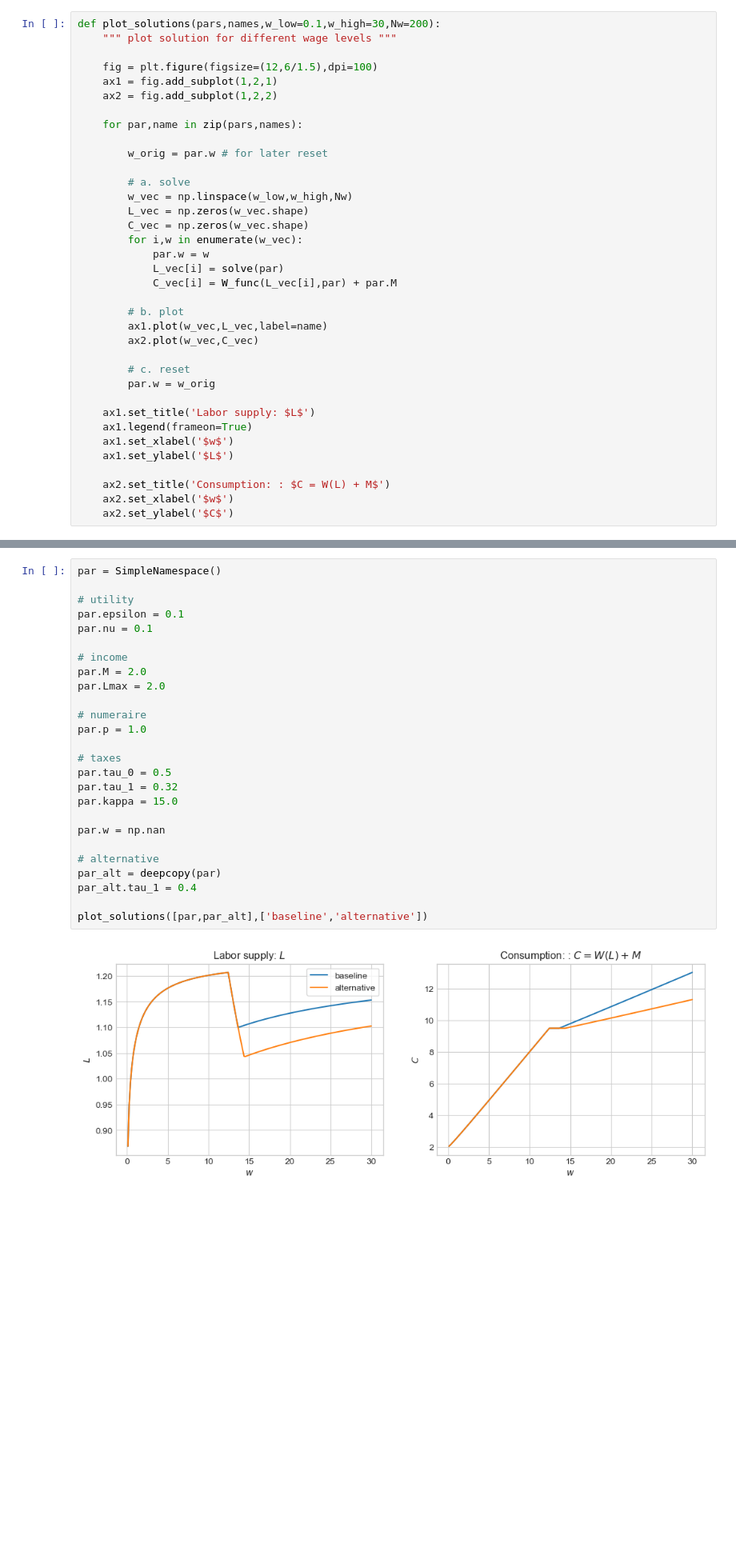
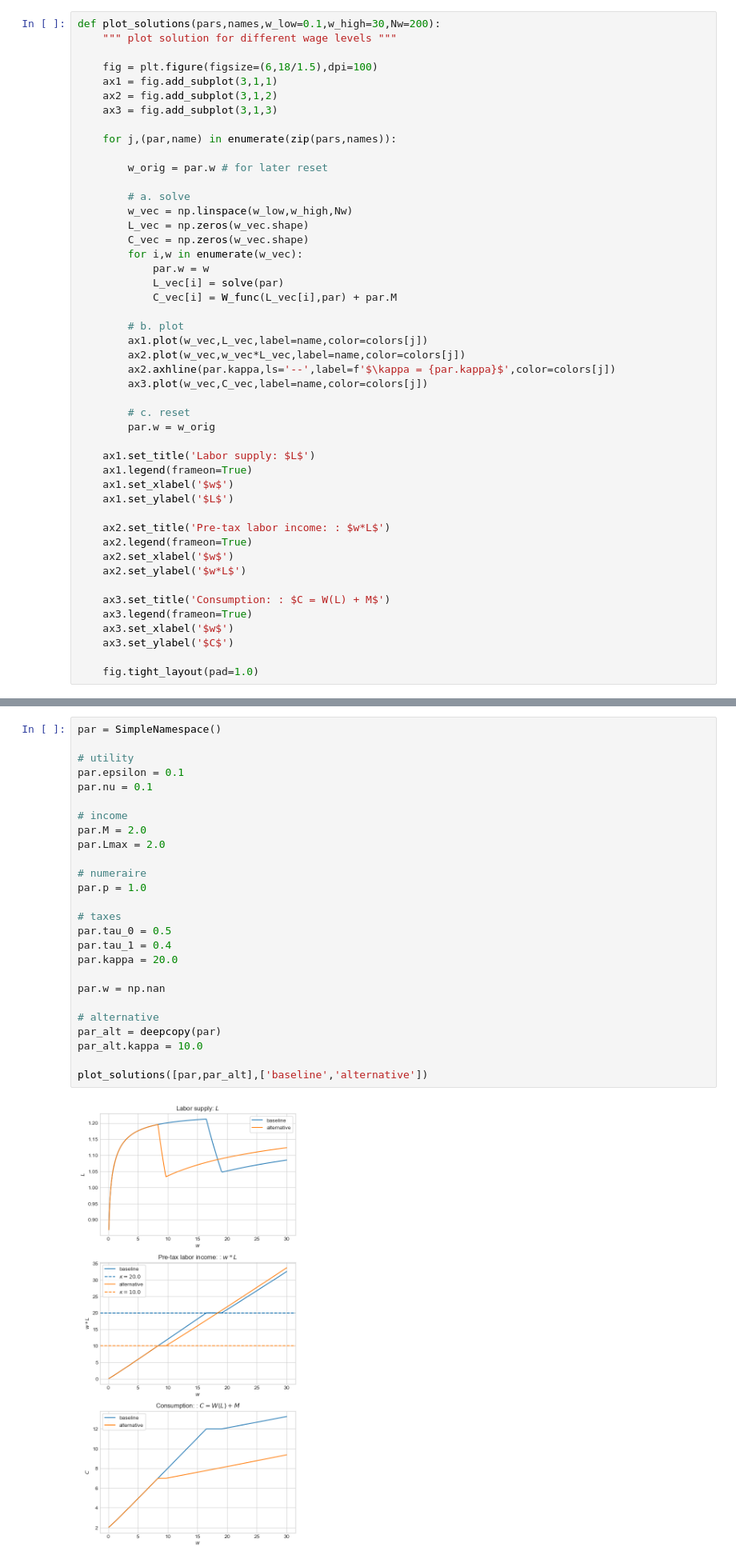
Before and after one commit to JeppeDruedahl/Mikro1, a Jupyter notebook: Lec4_LaborSupply.ipynb, the cells around one changed output, grey strips where cells are left out. Shown: that part at 80% size. Saved outputs shown, nothing was run; the diff lists cells and outputs as text; blank space fills up the shorter version.

```diff
--- a/Lec4_LaborSupply.ipynb
+++ b/Lec4_LaborSupply.ipynb
@@ -115,11 +115,12 @@ def solve(par,do_print=False):
 def plot_solutions(pars,names,w_low=0.1,w_high=30,Nw=200):
     """ plot solution for different wage levels """
 
-    fig = plt.figure(figsize=(12,6/1.5),dpi=100)
-    ax1 = fig.add_subplot(1,2,1)
-    ax2 = fig.add_subplot(1,2,2)
+    fig = plt.figure(figsize=(6,18/1.5),dpi=100)
+    ax1 = fig.add_subplot(3,1,1)
+    ax2 = fig.add_subplot(3,1,2)
+    ax3 = fig.add_subplot(3,1,3)
 
-    for par,name in zip(pars,names):
+    for j,(par,name) in enumerate(zip(pars,names)):
 
         w_orig = par.w # for later reset
 
@@ -133,8 +134,10 @@ def plot_solutions(pars,names,w_low=0.1,w_high=30,Nw=200):
             C_vec[i] = W_func(L_vec[i],par) + par.M
 
         # b. plot
-        ax1.plot(w_vec,L_vec,label=name)
-        ax2.plot(w_vec,C_vec)
+        ax1.plot(w_vec,L_vec,label=name,color=colors[j])
+        ax2.plot(w_vec,w_vec*L_vec,label=name,color=colors[j])
+        ax2.axhline(par.kappa,ls='--',label=f'$\kappa = {par.kappa}$',color=colors[j])
+        ax3.plot(w_vec,C_vec,label=name,color=colors[j])
 
         # c. reset
         par.w = w_orig
@@ -144,36 +147,44 @@ def plot_solutions(pars,names,w_low=0.1,w_high=30,Nw=200):
     ax1.set_xlabel('$w$')
     ax1.set_ylabel('$L$')
 
-    ax2.set_title('Consumption: : $C = W(L) + M$')
+    ax2.set_title('Pre-tax labor income: : $w*L$')
+    ax2.legend(frameon=True)
     ax2.set_xlabel('$w$')
-    ax2.set_ylabel('$C$')
+    ax2.set_ylabel('$w*L$')
+
+    ax3.set_title('Consumption: : $C = W(L) + M$')
+    ax3.legend(frameon=True)
+    ax3.set_xlabel('$w$')
+    ax3.set_ylabel('$C$')
+
+    fig.tight_layout(pad=1.0)
 # %% [markdown]
 # Solve
 # %%
 par = SimpleNamespace()
 
 # utility
 par.epsilon = 0.1
 par.nu = 0.1
 
 # income
 par.M = 2.0
 par.Lmax = 2.0
 
 # numeraire
 par.p = 1.0
 
 # taxes
 par.tau_0 = 0.5
-par.tau_1 = 0.32
-par.kappa = 15.0
+par.tau_1 = 0.4
+par.kappa = 20.0
 
 par.w = np.nan
 
 # alternative
 par_alt = deepcopy(par)
-par_alt.tau_1 = 0.4
+par_alt.kappa = 10.0
 
 plot_solutions([par,par_alt],['baseline','alternative'])
 # %% [output]
-[figure, old version]
+[figure, new version]
```
Also changed, not shown: parts of 1 cell of this notebook.
